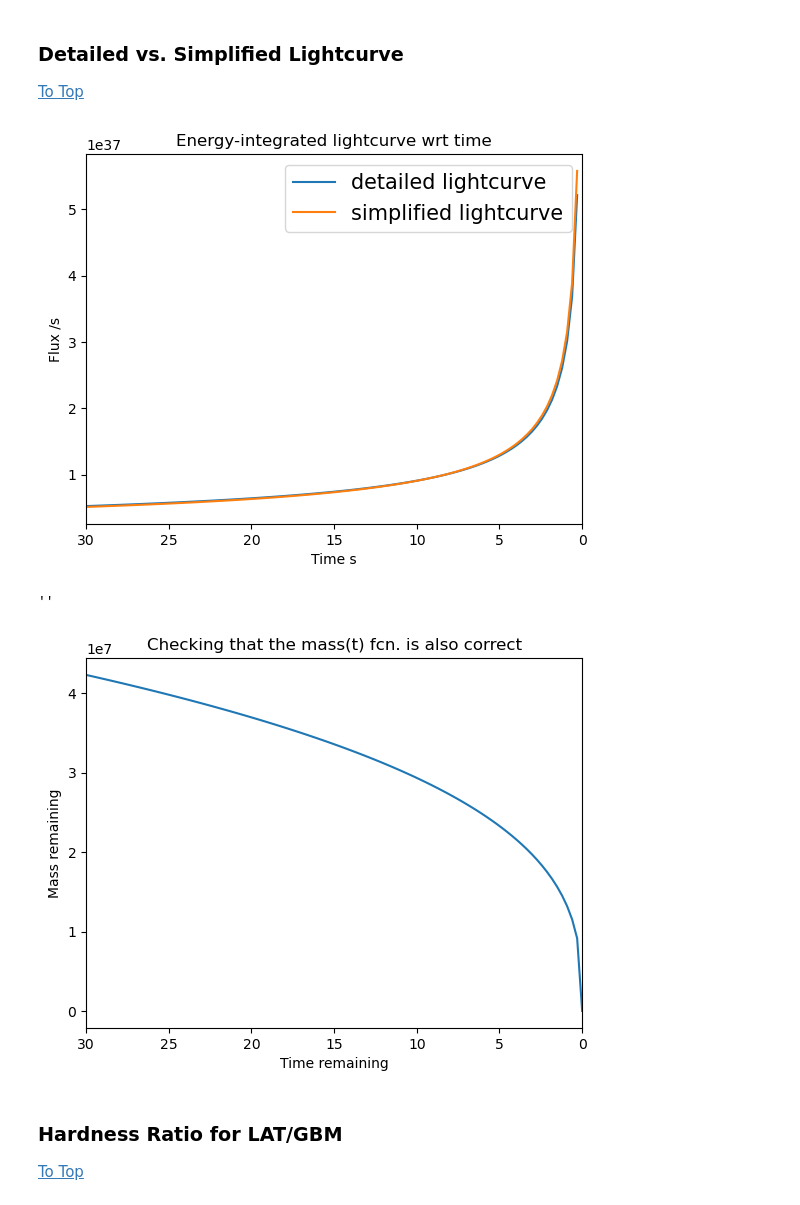
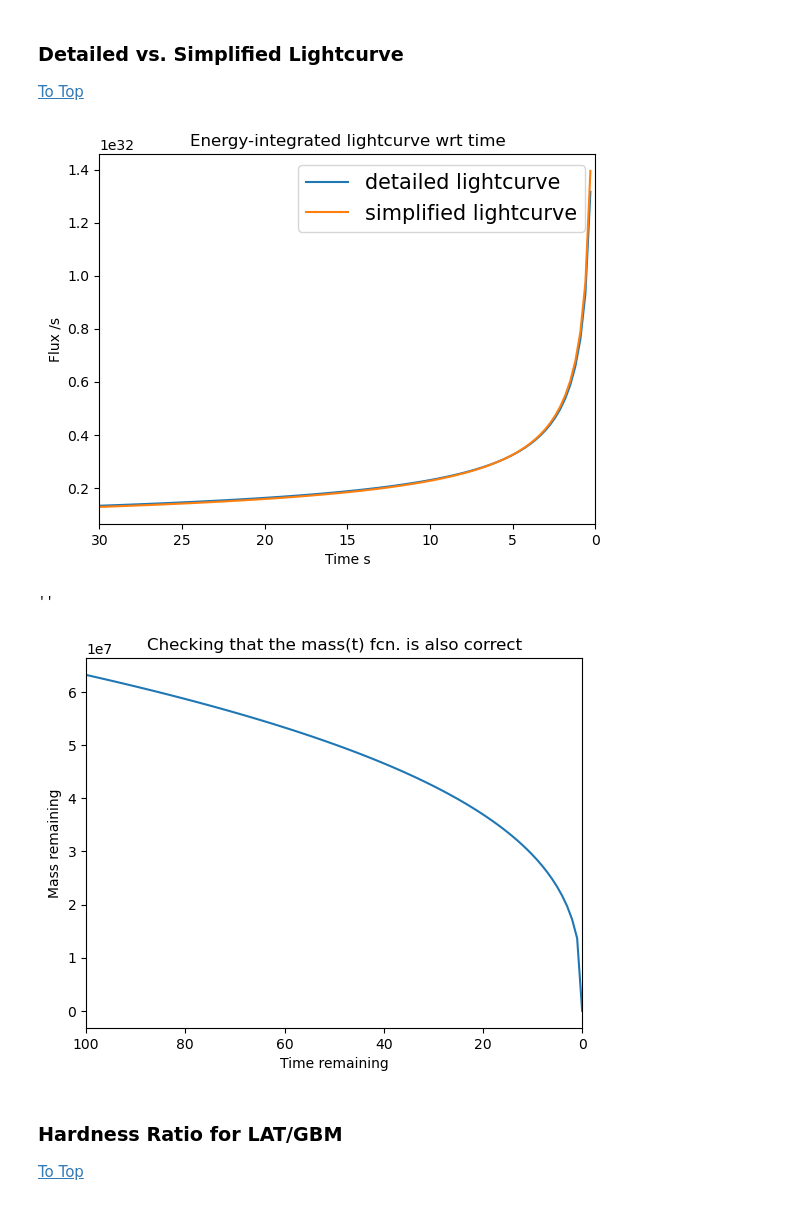
Before and after one commit to xboluna/Research, a Jupyter notebook: BHRad/Modelling.ipynb, the cells around one changed output. Cells and saved outputs as stored; diff of their text form; code cells hidden in the pictures.

```diff
--- a/BHRad/Modelling.ipynb
+++ b/BHRad/Modelling.ipynb
@@ -26,7 +28,7 @@ afterglow = lambda tau, delta, t_m, t_p, normalization: (
     normalization * np.exp(-(1/t_p)*(tau-delta))/(1 + np.exp(-(1/t_m)*(tau-delta))))
 
 # Simplifying lightcurve with powerlaw of index -.52
-lightcurve = lambda tau, energy_range, normalization = 1., index = .52: normalization*tau**(-index)
+lightcurve = lambda tau, normalization = 1., index = .52: normalization*tau**(-index)
 
 tau_s = np.linspace(30,0,100)
 tau_a = np.linspace(30,-30,200)
@@ -35,7 +37,7 @@ s_curve = np.zeros(200)
 
 fig, ax = plt.subplots()
 
-s_curve[0:100] = lightcurve(tau_s,energy_range = np.linspace(Emin, Emax, 1000), normalization = 2*1e28)
+s_curve[0:100] = lightcurve(tau_s, normalization = 2*1e28)
 
 a_curve = afterglow(tau_a, -10, 1.5, 14, 5*1e28)
 
@@ -174,36 +210,40 @@ plt.show()
 # %%
 tau = np.linspace(30,0,100)
 
 fig, ax = plt.subplots()
 
 # Thank goodness I finally fixed this!!!
+# SIKE I did not fix it apparently
+# Okay, I THINK I did it this time
+# Emin and Emax are now tuples
 ax.plot(tau,
-        EBH().lightcurve(np.linspace(Emin, Emax, 100), np.linspace(30,0,100)),
+        EBH().lightcurve((Emin, Emax), tau = np.linspace(30,0,100)),#np.linspace(Emin, Emax, 100)
         label = 'detailed lightcurve')
 
 ax.plot(tau,
-        lightcurve(tau,energy_range = np.linspace(Emin, Emax, 1000), normalization = 3e37),
+        lightcurve(tau, normalization = 7.5e31),
         label = 'simplified lightcurve')
 
 ax.set_xlim(30,0)
 
 ax.set_xlabel("Time s")
 ax.set_ylabel("Flux /s")
 ax.set_title("Energy-integrated lightcurve wrt time")
 ax.legend(prop={'size':15})
 plt.show()
 # %% [output]
-[figure, old version]
+[figure, new version]
 # %%
+tau = np.linspace(100,0,100)
 plt.plot(tau, EBH().convert_ticks(tau))
-plt.xlim(30,0)
+plt.xlim(100,0)
 plt.xlabel('Time remaining')
 plt.ylabel('Mass remaining')
 plt.title('Checking that the mass(t) fcn. is also correct')
 ''
 # %% [output]
 ''
-[figure, old version]
+[figure, new version]
 # %% [markdown]
 ### <span id='hard'>Hardness Ratio for LAT/GBM</span>
 [To Top](#top)
```
Also changed, not shown: parts of 14 cells of this notebook, 6 other files.
